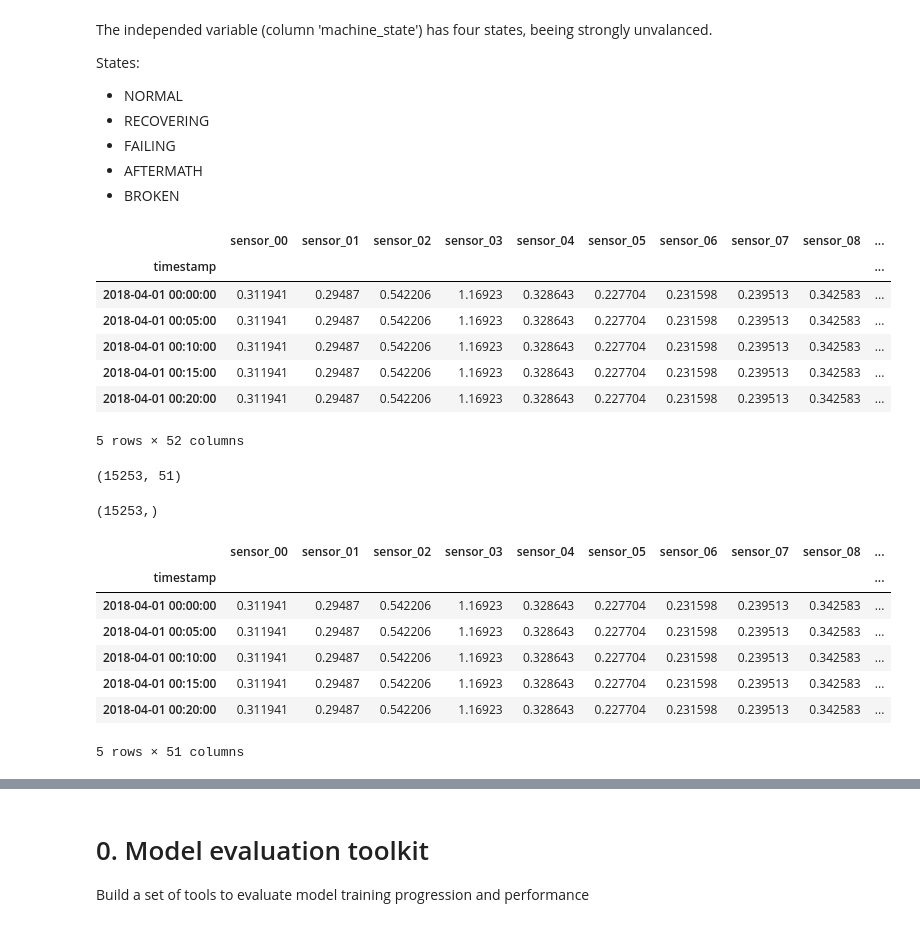
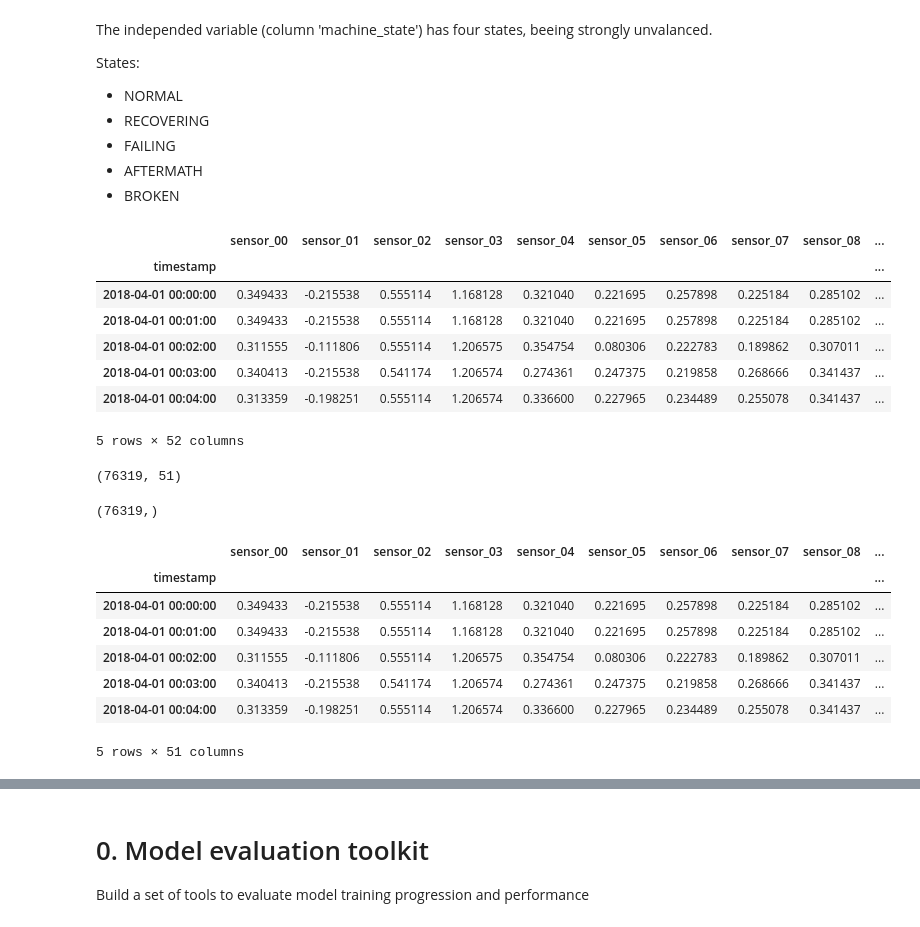
Before and after one commit to mapa17/air-de-jeux, a Jupyter notebook: craftworks-pm/1 - Predictive Maintenance - Modeling-Tensorboard.ipynb, the cells around one changed output, grey strips where cells are left out. Cells and saved outputs as stored; diff of their text form; code cells hidden in the pictures.

```diff
--- a/craftworks-pm/1 - Predictive Maintenance - Modeling-Tensorboard.ipynb
+++ b/craftworks-pm/1 - Predictive Maintenance - Modeling-Tensorboard.ipynb
@@ -26,19 +24,20 @@ States:
 * AFTERMATH
 * BROKEN
 # %%
-hdf = HDFStore('data/preprocessed.h5', mode='r')
+hdf = HDFStore('data/preprocessed-noresample.h5', mode='r')
 training = hdf['training']
 validation = hdf['validation']
 testing = hdf['testing']
+hdf.close()
 training.head(5)
 # %% [output]
 |  | sensor_00 | sensor_01 | sensor_02 | sensor_03 | sensor_04 | sensor_05 | sensor_06 | sensor_07 | sensor_08 | ... |
 | timestamp |  |  |  |  |  |  |  |  |  | ... |
-| 2018-04-01 00:00:00 | 0.311941 | 0.29487 | 0.542206 | 1.16923 | 0.328643 | 0.227704 | 0.231598 | 0.239513 | 0.342583 | ... |
-| 2018-04-01 00:05:00 | 0.311941 | 0.29487 | 0.542206 | 1.16923 | 0.328643 | 0.227704 | 0.231598 | 0.239513 | 0.342583 | ... |
-| 2018-04-01 00:10:00 | 0.311941 | 0.29487 | 0.542206 | 1.16923 | 0.328643 | 0.227704 | 0.231598 | 0.239513 | 0.342583 | ... |
-| 2018-04-01 00:15:00 | 0.311941 | 0.29487 | 0.542206 | 1.16923 | 0.328643 | 0.227704 | 0.231598 | 0.239513 | 0.342583 | ... |
-| 2018-04-01 00:20:00 | 0.311941 | 0.29487 | 0.542206 | 1.16923 | 0.328643 | 0.227704 | 0.231598 | 0.239513 | 0.342583 | ... |
+| 2018-04-01 00:00:00 | 0.349433 | -0.215538 | 0.555114 | 1.168128 | 0.321040 | 0.221695 | 0.257898 | 0.225184 | 0.285102 | ... |
+| 2018-04-01 00:01:00 | 0.349433 | -0.215538 | 0.555114 | 1.168128 | 0.321040 | 0.221695 | 0.257898 | 0.225184 | 0.285102 | ... |
+| 2018-04-01 00:02:00 | 0.311555 | -0.111806 | 0.555114 | 1.206575 | 0.354754 | 0.080306 | 0.222783 | 0.189862 | 0.307011 | ... |
+| 2018-04-01 00:03:00 | 0.340413 | -0.215538 | 0.541174 | 1.206574 | 0.274361 | 0.247375 | 0.219858 | 0.268666 | 0.341437 | ... |
+| 2018-04-01 00:04:00 | 0.313359 | -0.198251 | 0.555114 | 1.206574 | 0.336600 | 0.227965 | 0.234489 | 0.255078 | 0.341437 | ... |
 5 rows × 52 columns
 # %%
 xColumns = list(training.columns[training.columns.str.contains('sensor_')])
@@ -51,19 +50,19 @@ xTest, yTest = testing[xColumns], testing[yColumns]
 # %%
 xTest.shape
 # %% [output]
-(15253, 51)
+(76319, 51)
 # %%
 yTest.shape
 # %% [output]
-(15253,)
+(76319,)
 # %%
 xTrain.head(5)
 # %% [output]
 |  | sensor_00 | sensor_01 | sensor_02 | sensor_03 | sensor_04 | sensor_05 | sensor_06 | sensor_07 | sensor_08 | ... |
 | timestamp |  |  |  |  |  |  |  |  |  | ... |
-| 2018-04-01 00:00:00 | 0.311941 | 0.29487 | 0.542206 | 1.16923 | 0.328643 | 0.227704 | 0.231598 | 0.239513 | 0.342583 | ... |
-| 2018-04-01 00:05:00 | 0.311941 | 0.29487 | 0.542206 | 1.16923 | 0.328643 | 0.227704 | 0.231598 | 0.239513 | 0.342583 | ... |
-| 2018-04-01 00:10:00 | 0.311941 | 0.29487 | 0.542206 | 1.16923 | 0.328643 | 0.227704 | 0.231598 | 0.239513 | 0.342583 | ... |
-| 2018-04-01 00:15:00 | 0.311941 | 0.29487 | 0.542206 | 1.16923 | 0.328643 | 0.227704 | 0.231598 | 0.239513 | 0.342583 | ... |
-| 2018-04-01 00:20:00 | 0.311941 | 0.29487 | 0.542206 | 1.16923 | 0.328643 | 0.227704 | 0.231598 | 0.239513 | 0.342583 | ... |
+| 2018-04-01 00:00:00 | 0.349433 | -0.215538 | 0.555114 | 1.168128 | 0.321040 | 0.221695 | 0.257898 | 0.225184 | 0.285102 | ... |
+| 2018-04-01 00:01:00 | 0.349433 | -0.215538 | 0.555114 | 1.168128 | 0.321040 | 0.221695 | 0.257898 | 0.225184 | 0.285102 | ... |
+| 2018-04-01 00:02:00 | 0.311555 | -0.111806 | 0.555114 | 1.206575 | 0.354754 | 0.080306 | 0.222783 | 0.189862 | 0.307011 | ... |
+| 2018-04-01 00:03:00 | 0.340413 | -0.215538 | 0.541174 | 1.206574 | 0.274361 | 0.247375 | 0.219858 | 0.268666 | 0.341437 | ... |
+| 2018-04-01 00:04:00 | 0.313359 | -0.198251 | 0.555114 | 1.206574 | 0.336600 | 0.227965 | 0.234489 | 0.255078 | 0.341437 | ... |
 5 rows × 51 columns
```
Also changed, not shown: parts of 16 cells of this notebook, 3 other files.
